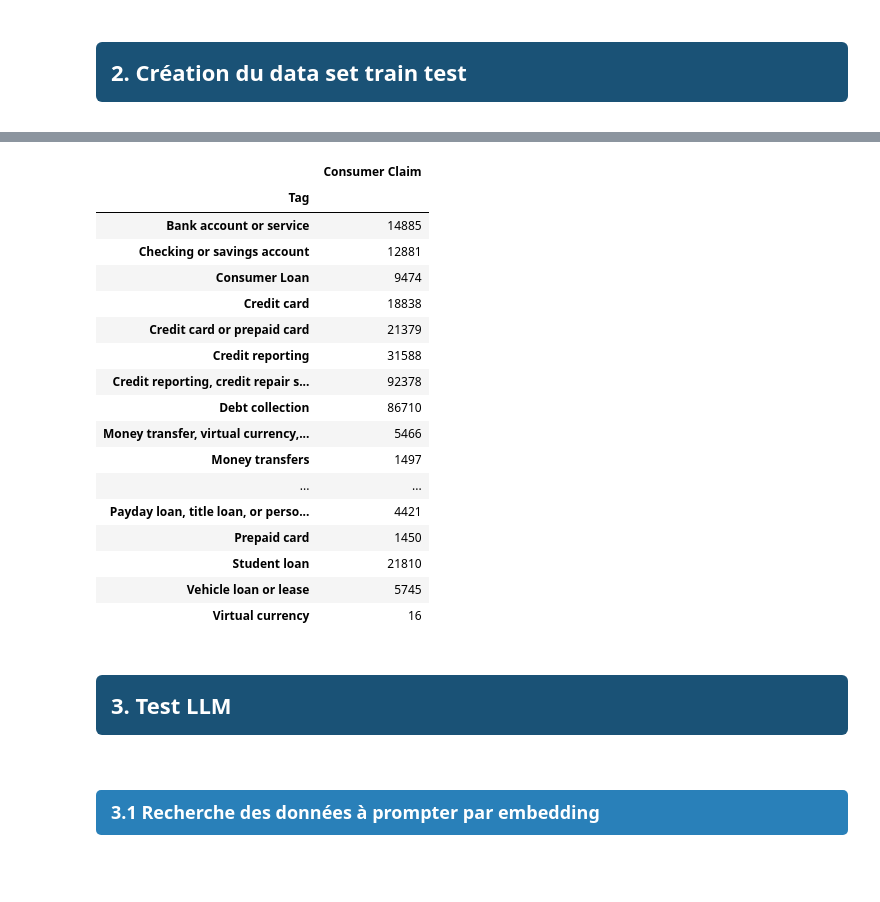
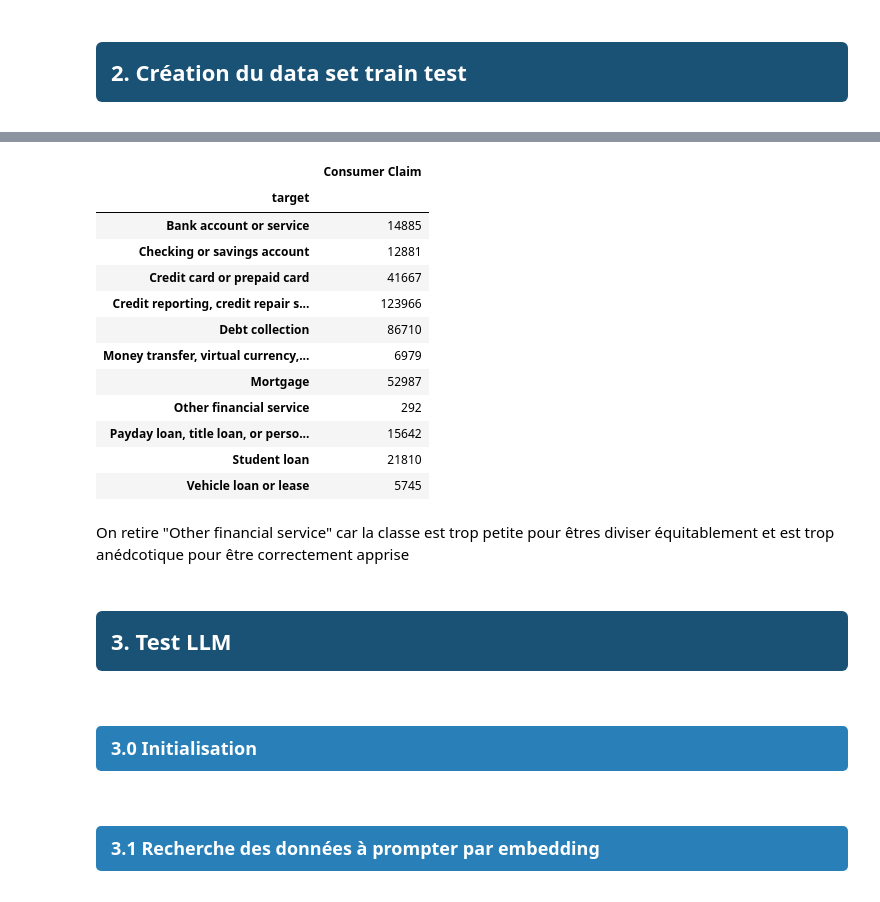
Before and after one commit to GreatTeacherJ/ZenAssist, a Jupyter notebook: src/app/data.ipynb, the cells around one changed output, grey strips where cells are left out. Cells and saved outputs as stored; diff of their text form; code cells hidden in the pictures.

```diff
--- a/src/app/data.ipynb
+++ b/src/app/data.ipynb
@@ -26,6 +42,6 @@ plt.rcParams["figure.figsize"] = (10, 5)
 # %%
 #Charger les datas
-data = pd.read_csv("../data/dataset.csv", low_memory=False)
+data = pd.read_csv("../data_set/dataset.csv", low_memory=False)
 # %%
 #Varibale pour créer les embeddings ATTENTION calcule trés long
 RUN_EMBEDDINGS = False
@@ -524,10 +516,33 @@ data.loc[((data[TARGET]=="Consumer Loan") & (data["Consumer Claim"].notna())), "
 # %% [markdown]
 ## <p style="background-color:#1A5276; color:#FFFFFF; padding:15px; border-radius:6px; font-size:22px; font-weight:bold;">2. Création du data set train test</p>
+# %%
+true_target = {
+    "Mortgage":'Mortgage',
+"Debt collection":'Debt collection',
+"Credit reporting, credit repair services, or other personal consumer reports":"Credit reporting, credit repair services, or other personal consumer reports",
+"Credit reporting":"Credit reporting, credit repair services, or other personal consumer reports",
+"Credit card":'Credit card or prepaid card',
+"Bank account or service":"Bank account or service",
+"Student loan":'Student loan',
+"Credit card or prepaid card":'Credit card or prepaid card',
+"Checking or savings account":'Checking or savings account',
+"Consumer Loan":'Payday loan, title loan, or personal loan',
+"Vehicle loan or lease":'Vehicle loan or lease',
+"Money transfer, virtual currency, or money service":'Money transfer, virtual currency, or money service',
+"Payday loan, title loan, or personal loan":'Payday loan, title loan, or personal loan',
+"Payday loan":'Payday loan, title loan, or personal loan',
+"Money transfers":'Money transfer, virtual currency, or money service',
+"Prepaid card":'Credit card or prepaid card',
+"Other financial service":'Other financial service',
+"Virtual currency":'Money transfer, virtual currency, or money service'
+}
 # %%
 #colonne cible
-TARGET = "Tag"
+TARGET_TEST= "target"
 #Feature
 FEATURES = "Consumer Claim"
 #random state
 STATE = 42
+#Proportion du set d'entrainement
+SET_TRAIN = 1200
 # %%
@@ -535 +550,5 @@ STATE = 42
 df_claim = data[~data[FEATURES].isna()]
+# %%
+#Uniformisation des cibles avec les vrai nom utilisé aprés 2017
+df_claim[TARGET_TEST] = df_claim["Tag"].map(true_target)
+df_claim.head()
@@ -536,23 +562,20 @@ df_claim = data[~data[FEATURES].isna()]
 # %%
-df = df_claim[[TARGET, FEATURES]]
-df.groupby(TARGET).count()
+df = df_claim[[TARGET_TEST, FEATURES]]
+df.groupby(TARGET_TEST).count()
 # %% [output]
 |  | Consumer Claim |
-| Tag |  |
+| target |  |
 | Bank account or service | 14885 |
 | Checking or savings account | 12881 |
-| Consumer Loan | 9474 |
-| Credit card | 18838 |
-| Credit card or prepaid card | 21379 |
-| Credit reporting | 31588 |
-| Credit reporting, credit repair s... | 92378 |
+| Credit card or prepaid card | 41667 |
+| Credit reporting, credit repair s... | 123966 |
 | Debt collection | 86710 |
-| Money transfer, virtual currency,... | 5466 |
-| Money transfers | 1497 |
-| ... | ... |
-| Payday loan, title loan, or perso... | 4421 |
-| Prepaid card | 1450 |
+| Money transfer, virtual currency,... | 6979 |
+| Mortgage | 52987 |
+| Other financial service | 292 |
+| Payday loan, title loan, or perso... | 15642 |
 | Student loan | 21810 |
 | Vehicle loan or lease | 5745 |
-| Virtual currency | 16 |
+# %% [markdown]
+On retire "Other financial service" car la classe est trop petite pour êtres diviser équitablement et est trop anédcotique pour être correctement apprise
 # %%
@@ -569,0 +602,2 @@ import requests
+# %% [markdown]
+### <p style="background-color:#2980B9; color:#FFFFFF; padding:10px 15px; border-radius:5px; font-size:18px; font-weight:bold;">3.0 Initialisation</p>
```
Also changed, not shown: parts of 50 cells of this notebook, 9 other files.
